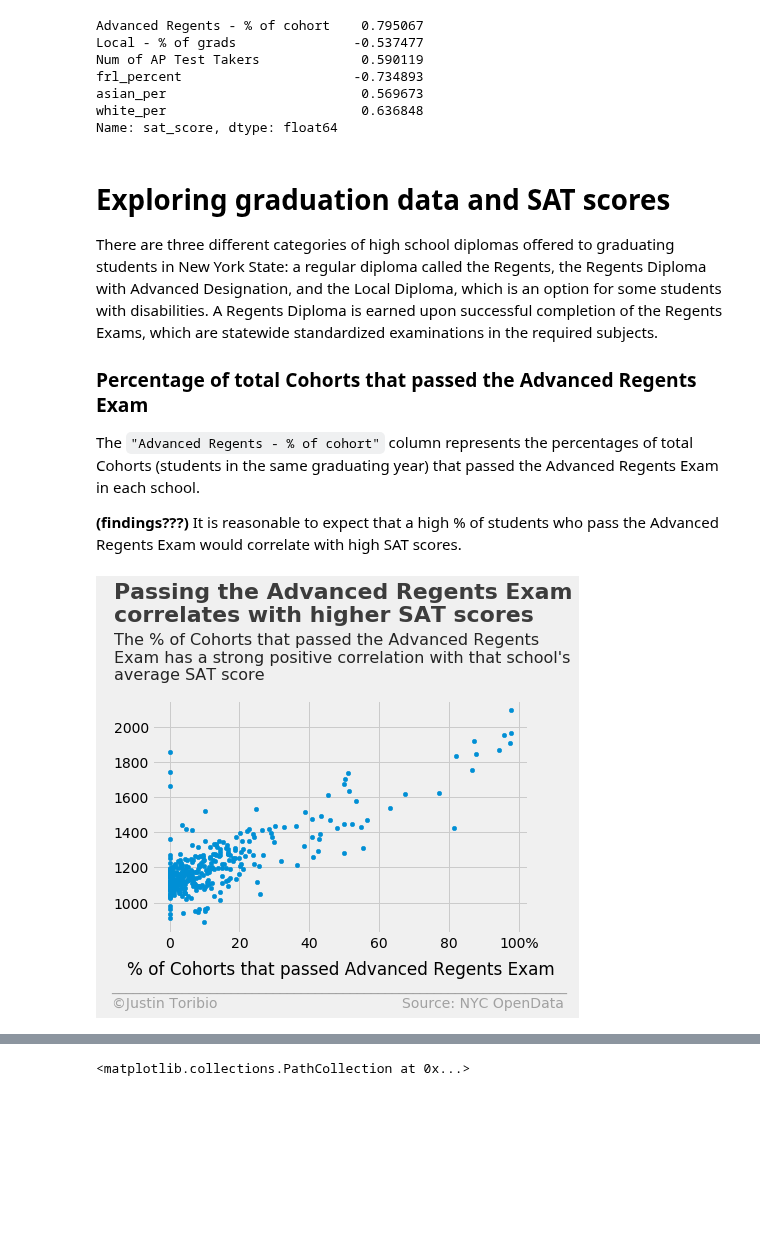
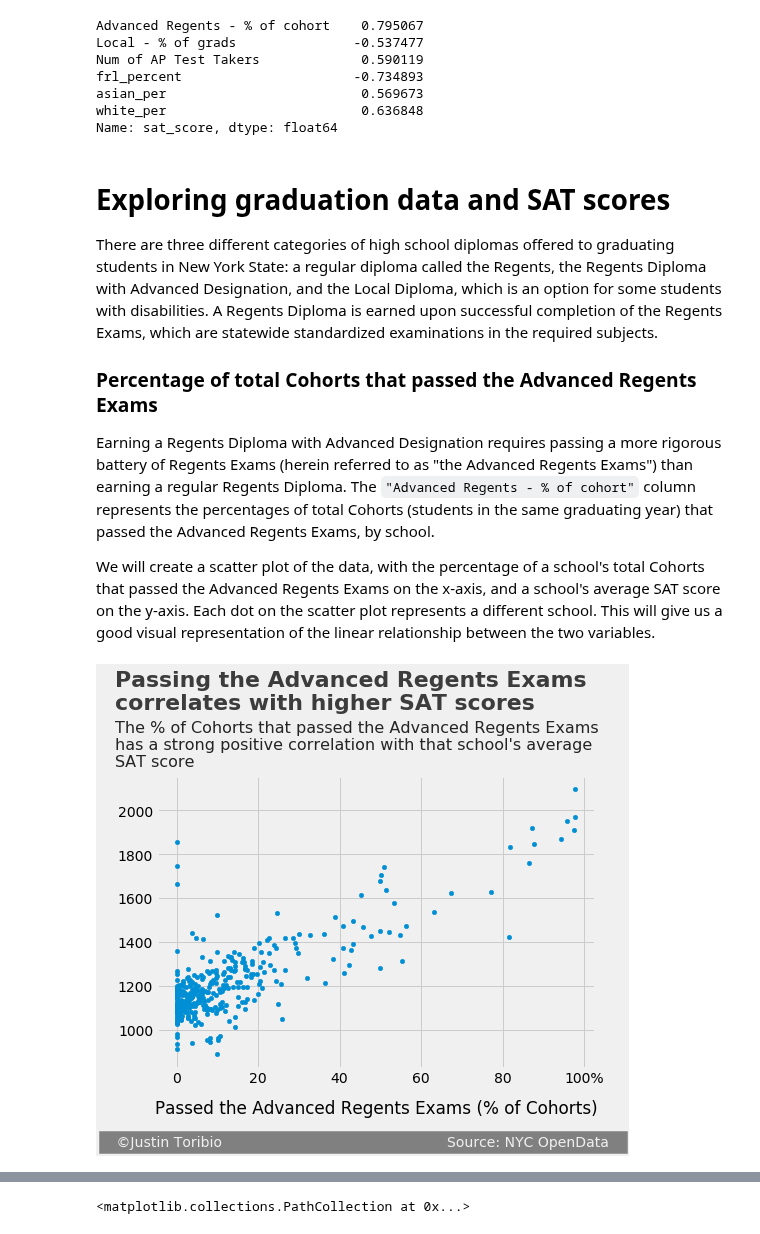
Before and after one commit to JustinToribio/analyzing-the-sat, a Jupyter notebook: notebooks/1.0-jt-analyze-the-sat.ipynb, the cells around one changed output, grey strips where cells are left out. Cells and saved outputs as stored; diff of their text form; code cells hidden in the pictures; blank space fills up the shorter version.

Commit message:
notebook: exploring graduation data updated

```diff
--- a/notebooks/1.0-jt-analyze-the-sat.ipynb
+++ b/notebooks/1.0-jt-analyze-the-sat.ipynb
@@ -119,39 +121,44 @@ Name: sat_score, dtype: float64
 
 There are three different categories of high school diplomas offered to graduating students in New York State: a regular diploma called the Regents, the Regents Diploma with Advanced Designation, and the Local Diploma, which is an option for some students with disabilities.  A Regents Diploma is earned upon successful completion of the Regents Exams, which are statewide standardized examinations in the required subjects.
 
-### Percentage of total Cohorts that passed the Advanced Regents Exam
+### Percentage of total Cohorts that passed the Advanced Regents Exams
 
-The `"Advanced Regents - % of cohort"` column represents the percentages of total Cohorts (students in the same graduating year) that passed the Advanced Regents Exam in each school.
+Earning a Regents Diploma with Advanced Designation requires passing a more rigorous battery of Regents Exams (herein referred to as "the Advanced Regents Exams") than earning a regular Regents Diploma.  The `"Advanced Regents - % of cohort"` column represents the percentages of total Cohorts (students in the same graduating year) that passed the Advanced Regents Exams, by school.
 
-
-**(findings???)** It is reasonable to expect that a high % of students who pass the Advanced Regents Exam would correlate with high SAT scores.
+We will create a scatter plot of the data, with the percentage of a school's total Cohorts that passed the Advanced Regents Exams on the x-axis, and a school's average SAT score on the y-axis.  Each dot on the scatter plot represents a different school.  This will give us a good visual representation of the linear relationship between the two variables.
-# %%
-import matplotlib.pyplot as plt
-import matplotlib.style as style
-%matplotlib inline
-
-# Plot graph with customizations.
-style.use("fivethirtyeight")
-graph = data.plot.scatter(x="Advanced Regents - % of cohort", y="sat_score")
-graph.set_xticklabels(labels=["-20", "0", "20", "40", "60", "80", "100%"])
-graph.yaxis.label.set_visible(False)
-
-graph.text(x=-19, y=500, color="grey", alpha=.7,
-           s="  _________________________________________________________________")
-
-graph.text(x=-19, y=400, fontsize=14, color="grey", alpha = .7,
-           s="  ©Justin Toribio                                         Source: NYC OpenData ")
-
-#graph.set_title("Passing the Advanced Regents Exam = high SAT scores")
-graph.set_xlabel("% of Cohorts that passed Advanced Regents Exam", labelpad=10)
-graph.set_ylabel("Avg SAT Score")
-
-graph.text(x=-16, y=2600, fontsize=22, weight="bold", alpha=.75,
-           s="Passing the Advanced Regents Exam\ncorrelates with higher SAT scores")
-
-graph.text(x=-16, y=2270, fontsize=16, alpha=.85,
-           s="The % of Cohorts that passed the Advanced Regents\nExam has a strong positive correlation with that school's\naverage SAT score")
-
-plt.show()
-# %% [output]
-[figure, removed]
+# %%
+import matplotlib.pyplot as plt
+import matplotlib.style as style
+%matplotlib inline
+
+# Assign the text of the scatter plot to variables.
+title = """Passing the Advanced Regents Exams
+correlates with higher SAT scores\
+"""
+
+subtitle = """The % of Cohorts that passed the Advanced Regents Exams
+has a strong positive correlation with that school's average
+SAT score\
+"""
+
+x_axis_label = "Passed the Advanced Regents Exams (% of Cohorts)"
+
+signature = """   ©Justin Toribio                              \
+                    Source: NYC OpenData   \
+"""
+
+# Create and show the scatter plot with customizations.
+style.use("fivethirtyeight")
+graph = data.plot.scatter(x="Advanced Regents - % of cohort", y="sat_score", figsize=[7,5])
+graph.set_xticklabels(labels=["-20", "0", "20", "40", "60", "80", "100%"])
+graph.set_xlabel(x_axis_label, labelpad=14)
+graph.yaxis.label.set_visible(False)
+graph.text(s=title, x=-15, y=2460, fontsize=22, weight="bold", alpha=.75)
+graph.text(s=subtitle, x=-15, y=2200, fontsize=16, alpha=.85)
+
+graph.text(s=signature, x=-18, y=470, fontsize=14, color="#f0f0f0",
+           backgroundcolor="grey")
+
+plt.show()
+# %% [output]
+[figure, added]
```
Also changed, not shown: parts of 2 cells of this notebook.
